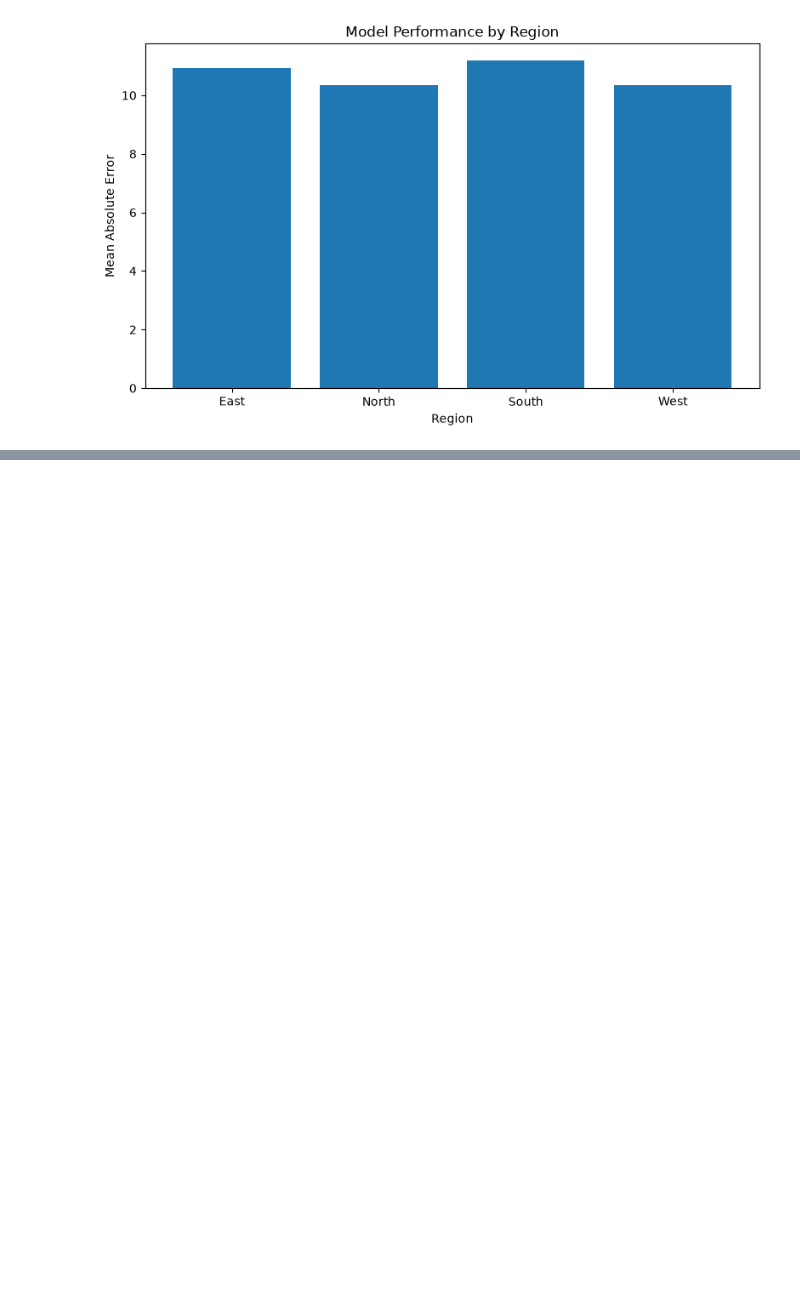
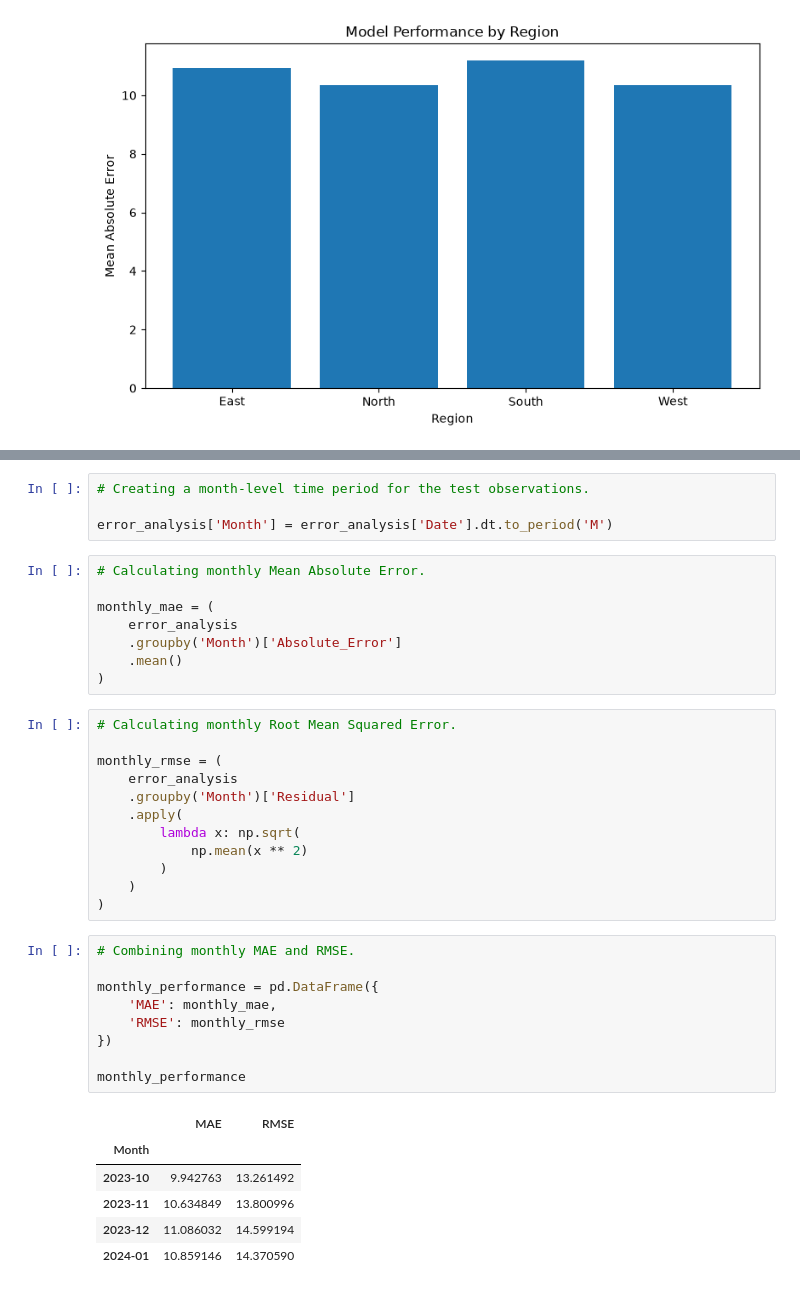
Before and after one commit to TejasMJ/retail-demand-intelligence, a Jupyter notebook: notebooks/06_model_evaluation.ipynb, the cells around one changed output, grey strips where cells are left out. Cells and saved outputs as stored; diff of their text form; blank space fills up the shorter version.

```diff
--- a/notebooks/06_model_evaluation.ipynb
+++ b/notebooks/06_model_evaluation.ipynb
@@ -846,0 +971,40 @@ plt.show()
+# %%
+# Creating a month-level time period for the test observations.
+
+error_analysis['Month'] = error_analysis['Date'].dt.to_period('M')
+# %%
+# Calculating monthly Mean Absolute Error.
+
+monthly_mae = (
+    error_analysis
+    .groupby('Month')['Absolute_Error']
+    .mean()
+)
+# %%
+# Calculating monthly Root Mean Squared Error.
+
+monthly_rmse = (
+    error_analysis
+    .groupby('Month')['Residual']
+    .apply(
+        lambda x: np.sqrt(
+            np.mean(x ** 2)
+        )
+    )
+)
+# %%
+# Combining monthly MAE and RMSE.
+
+monthly_performance = pd.DataFrame({
+    'MAE': monthly_mae,
+    'RMSE': monthly_rmse
+})
+
+monthly_performance
+# %% [output]
+|  | MAE | RMSE |
+| Month |  |  |
+| 2023-10 | 9.942763 | 13.261492 |
+| 2023-11 | 10.634849 | 13.800996 |
+| 2023-12 | 11.086032 | 14.599194 |
+| 2024-01 | 10.859146 | 14.370590 |
```
Also changed, not shown: parts of 24 cells of this notebook, 2 other files.
